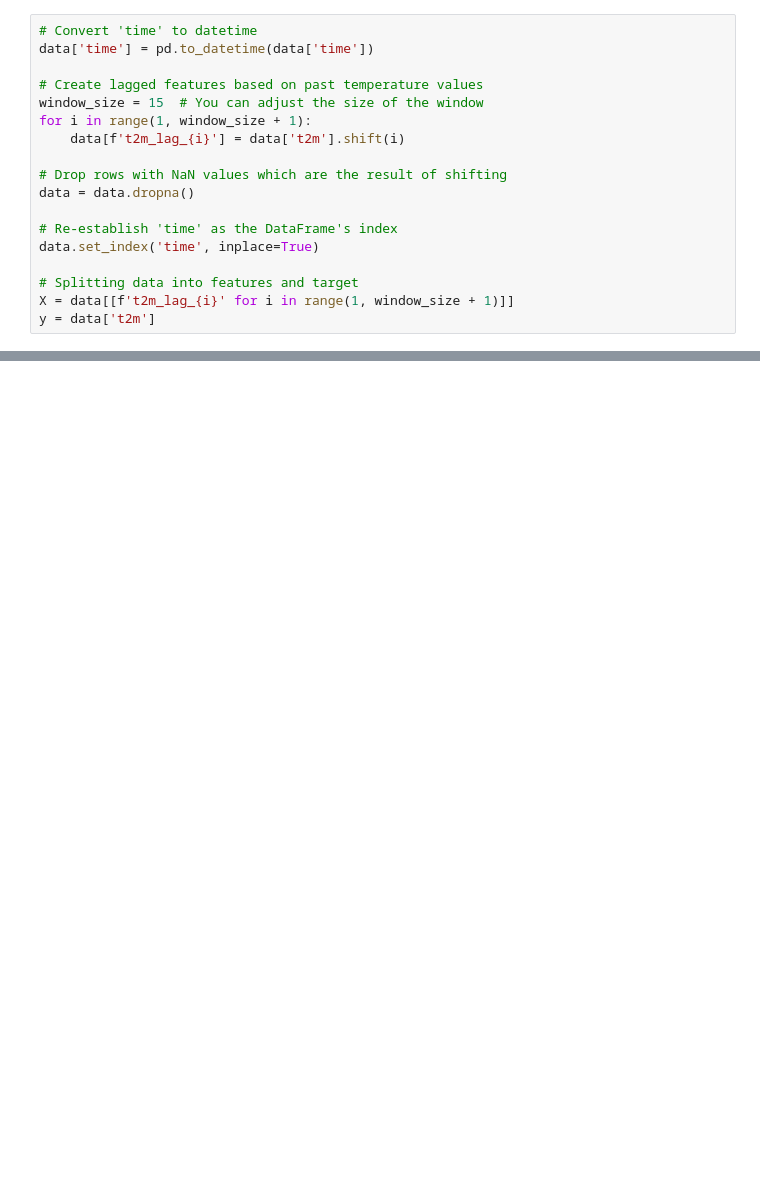
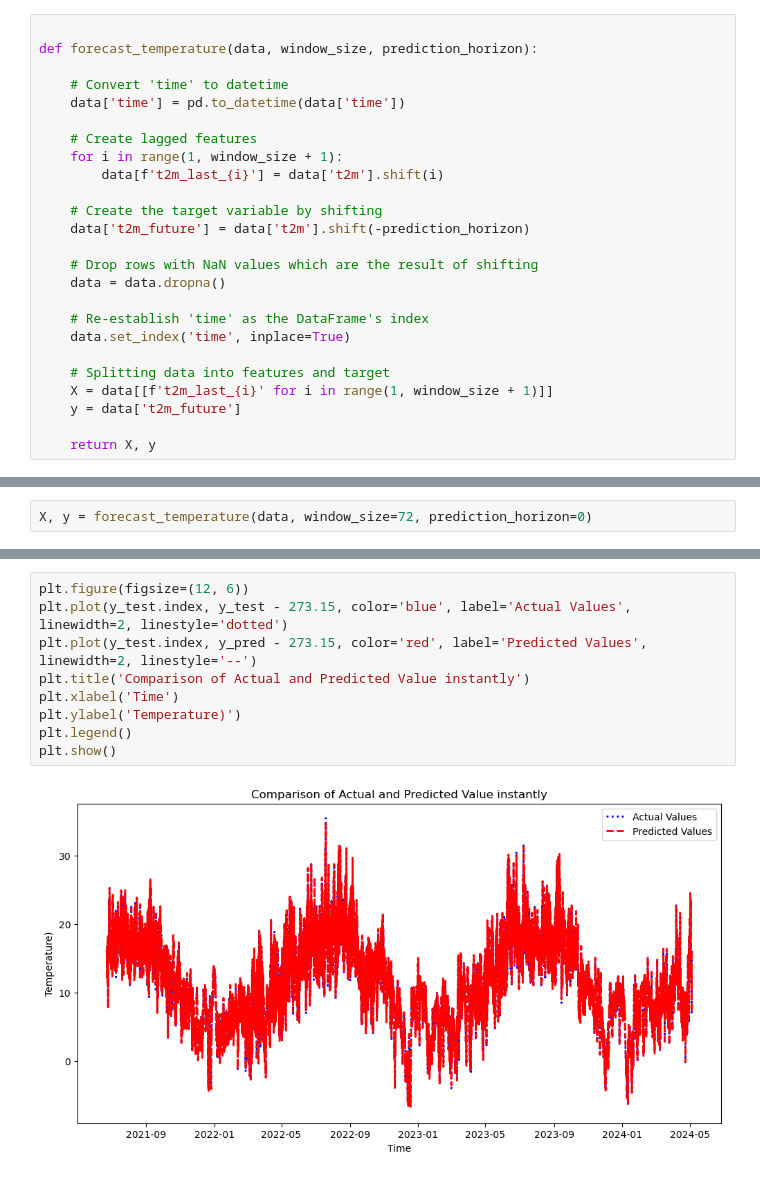
Before and after one commit to AlexaVT03/Project2-2, a Jupyter notebook: Project_2-2/Python/RandomForest/RFRegressorNew.ipynb, the cells around one changed output, grey strips where cells are left out. Saved outputs shown, nothing was run; the diff lists cells and outputs as text; blank space fills up the shorter version.

```diff
--- a/Project_2-2/Python/RandomForest/RFRegressorNew.ipynb
+++ b/Project_2-2/Python/RandomForest/RFRegressorNew.ipynb
@@ -21,18 +18,25 @@ data.head()
 # %%
-# Convert 'time' to datetime
-data['time'] = pd.to_datetime(data['time'])
 
-# Create lagged features based on past temperature values
-window_size = 15  # You can adjust the size of the window
-for i in range(1, window_size + 1):
-    data[f't2m_lag_{i}'] = data['t2m'].shift(i)
+def forecast_temperature(data, window_size, prediction_horizon):
 
-# Drop rows with NaN values which are the result of shifting
-data = data.dropna()
+    # Convert 'time' to datetime
+    data['time'] = pd.to_datetime(data['time'])
 
-# Re-establish 'time' as the DataFrame's index
-data.set_index('time', inplace=True)
+    # Create lagged features
+    for i in range(1, window_size + 1):
+        data[f't2m_last_{i}'] = data['t2m'].shift(i)
 
-# Splitting data into features and target
-X = data[[f't2m_lag_{i}' for i in range(1, window_size + 1)]]
-y = data['t2m']
+    # Create the target variable by shifting
+    data['t2m_future'] = data['t2m'].shift(-prediction_horizon)
+
+    # Drop rows with NaN values which are the result of shifting
+    data = data.dropna()
+
+    # Re-establish 'time' as the DataFrame's index
+    data.set_index('time', inplace=True)
+
+    # Splitting data into features and target
+    X = data[[f't2m_last_{i}' for i in range(1, window_size + 1)]]
+    y = data['t2m_future']
+
+    return X, y
@@ -52,0 +43,2 @@ y_pred = reg.predict(X_test)
+# %%
+X, y = forecast_temperature(data, window_size=72, prediction_horizon=0)
@@ -52,0 +69,11 @@ y_pred = reg.predict(X_test)
+# %%
+plt.figure(figsize=(12, 6))
+plt.plot(y_test.index, y_test - 273.15, color='blue', label='Actual Values', linewidth=2, linestyle='dotted')
+plt.plot(y_test.index, y_pred - 273.15, color='red', label='Predicted Values', linewidth=2, linestyle='--')
+plt.title('Comparison of Actual and Predicted Value instantly')
+plt.xlabel('Time')
+plt.ylabel('Temperature)')
+plt.legend()
+plt.show()
+# %% [output]
+[figure, added]
```
Also changed, not shown: parts of 25 cells of this notebook.
